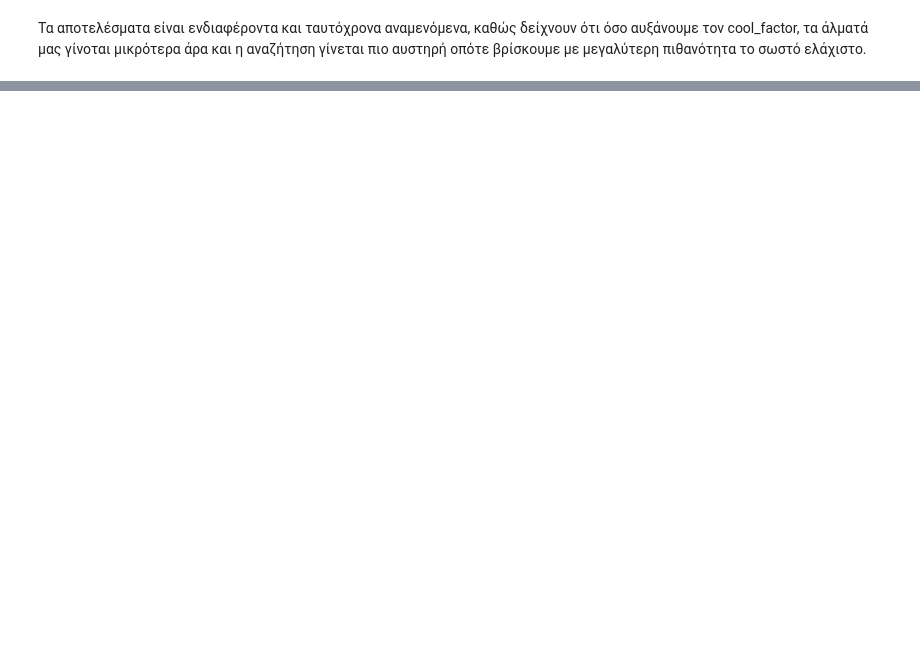
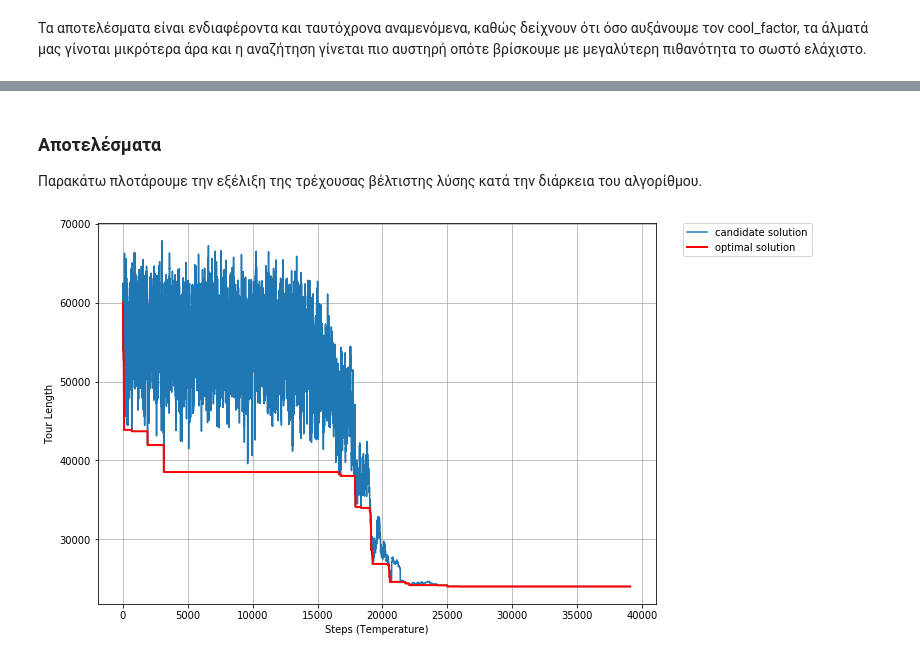
Before and after one commit to yannnisgeo/NTUA_Stochastic_Processes, a Jupyter notebook: My Solutions/IKGeorgakopoulos_03111512_Lab9.ipynb, the cells around one changed output, grey strips where cells are left out. Saved outputs shown, nothing was run; the diff lists cells and outputs as text; code cells hidden in the pictures; blank space fills up the shorter version.

```diff
--- a/My Solutions/IKGeorgakopoulos_03111512_Lab9.ipynb
+++ b/My Solutions/IKGeorgakopoulos_03111512_Lab9.ipynb
@@ -212,0 +323,6 @@ plt.grid(True)
+# %%
+def total_dist(cities):
+    """The total distance covered by the salesman"""
+    total = sum(dist[city1][city2] for city1, city2 in zip(cities[:-1], cities[1:]))
+    total += dist[cities[-1]][cities[0]] # return to start
+    return total
@@ -212,0 +364,22 @@ plt.grid(True)
+# %%
+def dist_diff(ABC, XYZ, tour):
+    """
+    Differnce of total distance traveled if we swap cities B, Y.
+    Input: 2 triplets of nodes A, B, C and X, Y, Z.
+    """
+    # order
+    A, B, C = ABC
+    X, Y, Z = XYZ
+    # cities
+    a, b, c = tour[ABC]
+    x, y, z = tour[XYZ]
+
+    BpY = (B - Y) % len(tour) # to understand the order
+    dx = 0
+
+    if BpY != -1 % len(tour):  #  B is not X
+        dx += dist[x, b] - dist[x, y] + dist[y, c] - dist[b, c]
+    if BpY != 1:  # Y is not A
+        dx += dist[a, y] - dist[a, b] + dist[b, z] - dist[y, z]
+
+    return dx
@@ -212,0 +445,20 @@ plt.grid(True)
+# %% [markdown]
+### Αποτελέσματα
+
+Παρακάτω πλοτάρουμε την εξέλιξη της τρέχουσας βέλτιστης λύσης κατά την διάρκεια του αλγορίθμου.
+# %%
+running_lengths = np.array(running_lengths)
+optimal_lengths = np.array(optimal_lengths)
+
+plt.figure(figsize = (10, 7))
+plt.plot(np.arange(len(running_lengths)), running_lengths, label="candidate solution")
+plt.plot(np.arange(len(optimal_lengths)), optimal_lengths, 'r-', linewidth=2, label="optimal solution")
+
+plt.xlabel("Steps (Temperature)")
+plt.ylabel("Tour Length")
+plt.legend(bbox_to_anchor=(1.05, 1), loc=2, borderaxespad=0.)
+plt.grid()
+
+plt.show()
+# %% [output]
+[figure, added]
```
Also changed, not shown: parts of 21 cells of this notebook, 9 other files.
